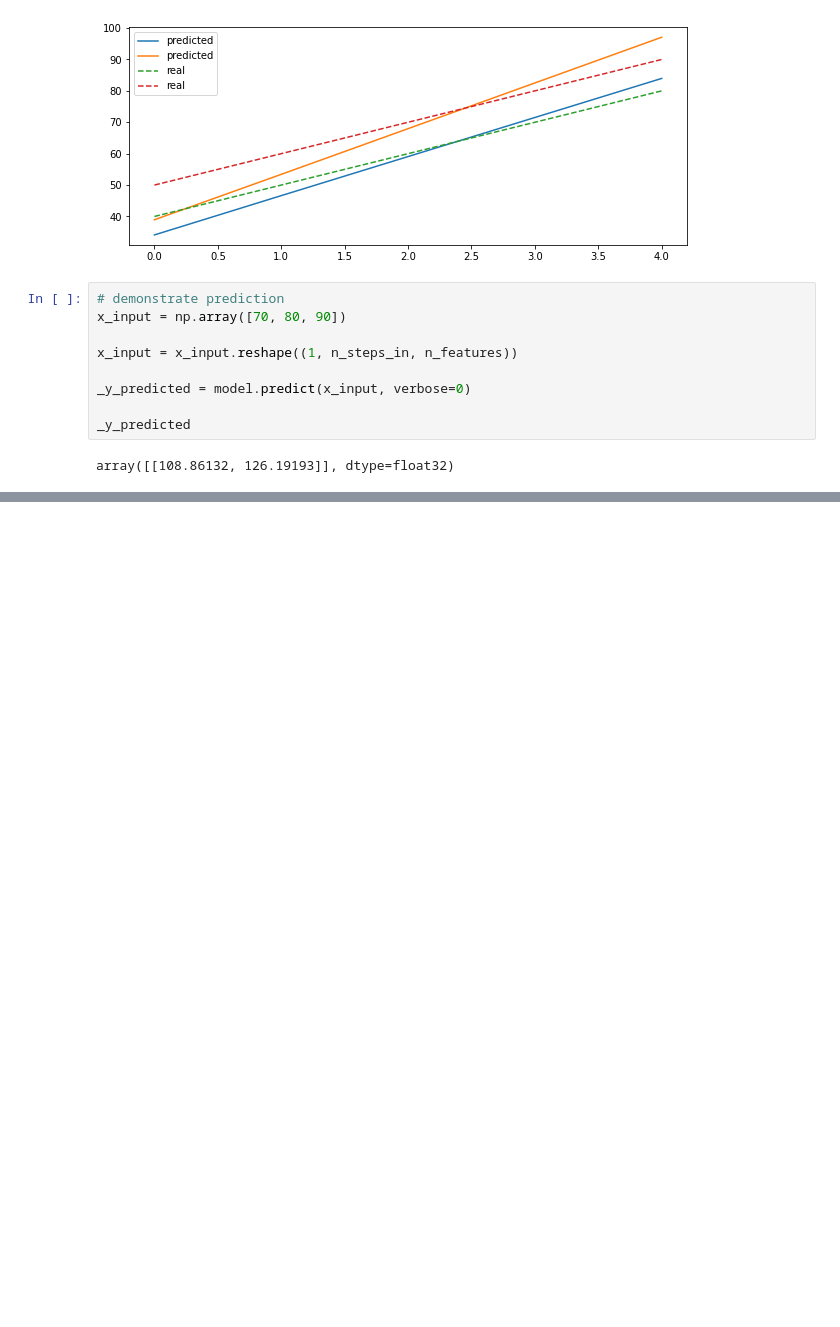
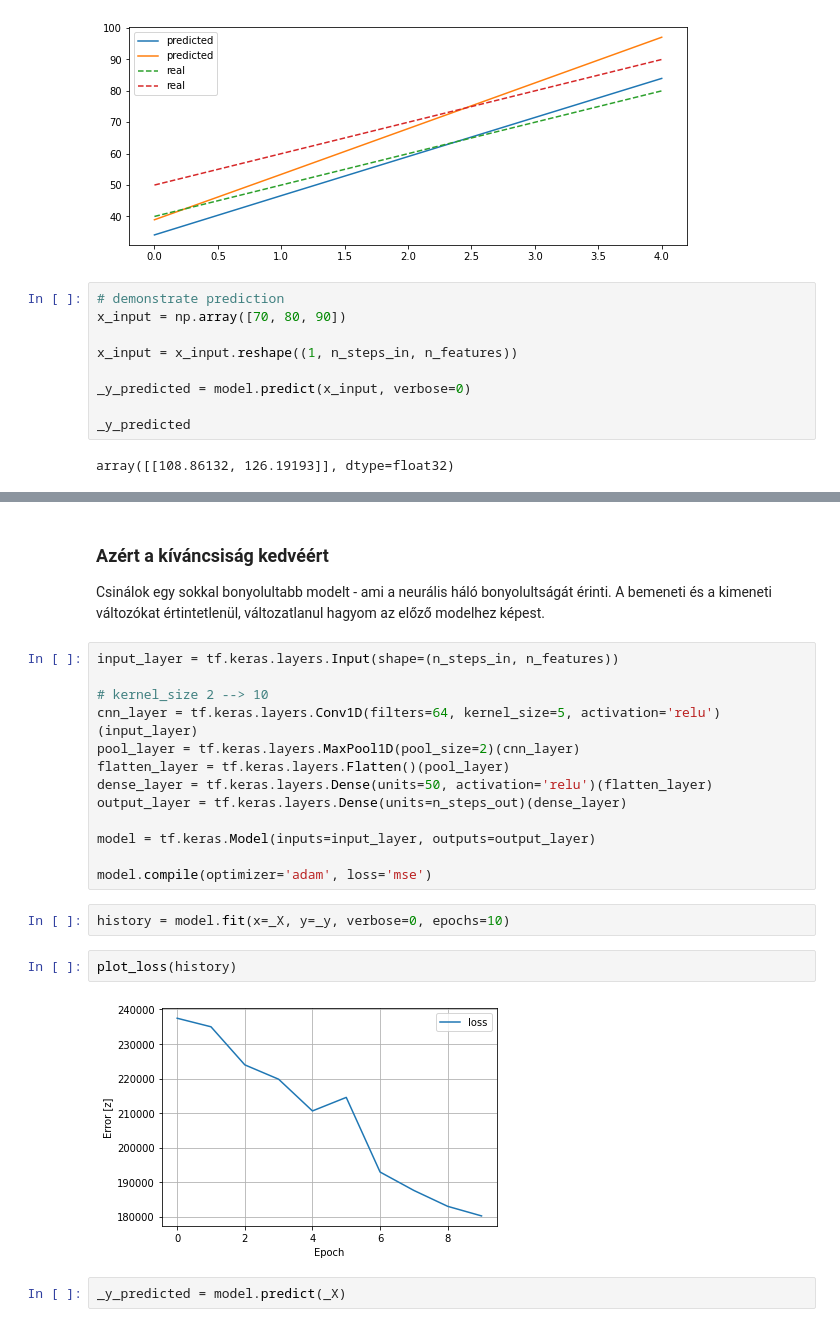
Before and after one commit to JoDeMiro/Keras, a Jupyter notebook: 05_Keras_Time_Series_Forcasting_via_1D_Convolution.ipynb, the cells around one changed output, grey strips where cells are left out. Saved outputs shown, nothing was run; the diff lists cells and outputs as text; blank space fills up the shorter version.

```diff
--- a/05_Keras_Time_Series_Forcasting_via_1D_Convolution.ipynb
+++ b/05_Keras_Time_Series_Forcasting_via_1D_Convolution.ipynb
@@ -1389,0 +1520,25 @@ Lehetséges javaslatok:
+# %% [markdown]
+### Azért a kíváncsiság kedvéért
+
+Csinálok egy sokkal bonyolultabb modelt - ami a neurális háló bonyolultságát érinti. A bemeneti és a kimeneti változókat értintetlenül, változatlanul hagyom az előző modelhez képest.
+# %%
+input_layer = tf.keras.layers.Input(shape=(n_steps_in, n_features))
+
+# kernel_size 2 --> 10
+cnn_layer = tf.keras.layers.Conv1D(filters=64, kernel_size=5, activation='relu')(input_layer)
+pool_layer = tf.keras.layers.MaxPool1D(pool_size=2)(cnn_layer)
+flatten_layer = tf.keras.layers.Flatten()(pool_layer)
+dense_layer = tf.keras.layers.Dense(units=50, activation='relu')(flatten_layer)
+output_layer = tf.keras.layers.Dense(units=n_steps_out)(dense_layer)
+
+model = tf.keras.Model(inputs=input_layer, outputs=output_layer)
+
+model.compile(optimizer='adam', loss='mse')
+# %%
+history = model.fit(x=_X, y=_y, verbose=0, epochs=10)
+# %%
+plot_loss(history)
+# %% [output]
+[figure, added]
+# %%
+_y_predicted = model.predict(_X)
```
Also changed, not shown: parts of 62 cells of this notebook.
